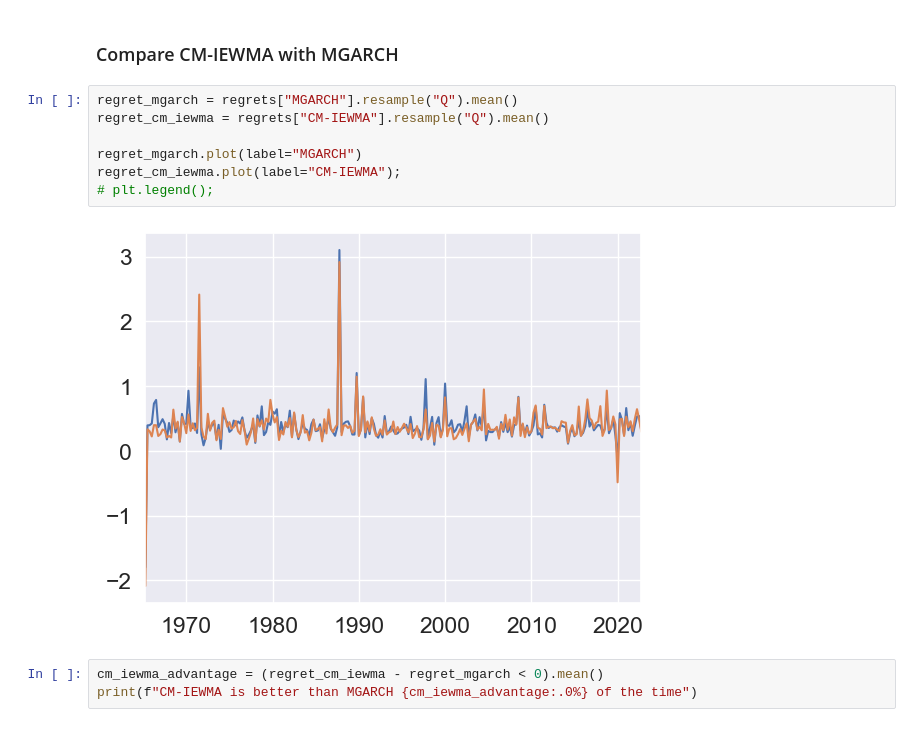
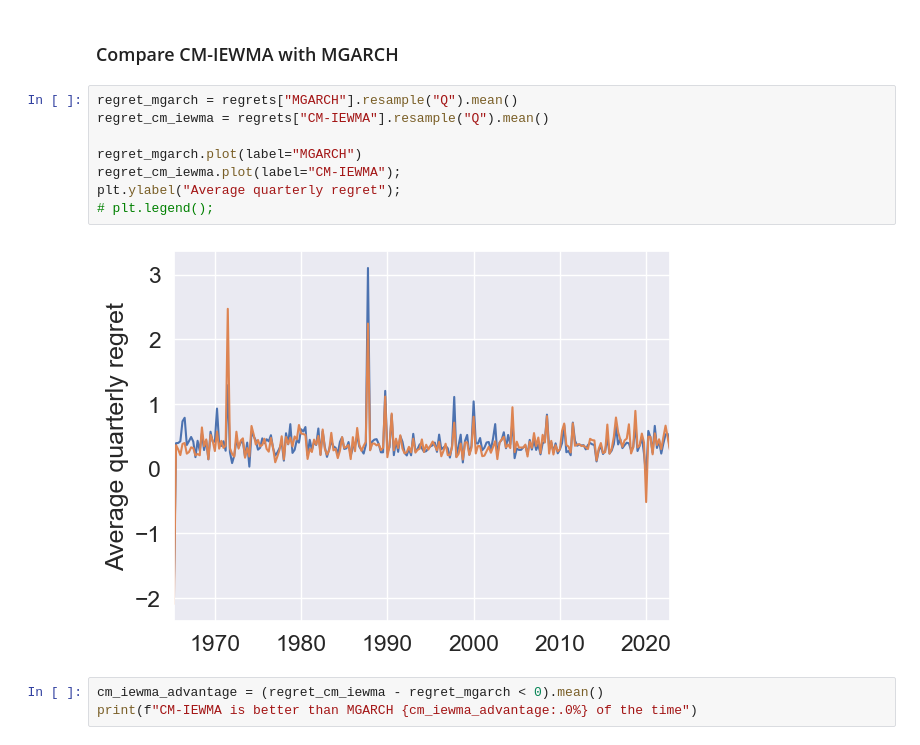
Before and after one commit to cvxgrp/cov_pred_finance, a Jupyter notebook: experiments/notebooks/factor_portfolios.ipynb, the cells around one changed output. Cells and saved outputs as stored; diff of their text form.

```diff
--- a/experiments/notebooks/factor_portfolios.ipynb
+++ b/experiments/notebooks/factor_portfolios.ipynb
@@ -164,12 +167,13 @@ plt.ylim(-0.5,10);
 # %%
 regret_mgarch = regrets["MGARCH"].resample("Q").mean()
 regret_cm_iewma = regrets["CM-IEWMA"].resample("Q").mean()
 
 regret_mgarch.plot(label="MGARCH")
 regret_cm_iewma.plot(label="CM-IEWMA");
+plt.ylabel("Average quarterly regret");
 # plt.legend();
 # %% [output]
-[figure, old version]
+[figure, new version]
 # %%
 cm_iewma_advantage = (regret_cm_iewma - regret_mgarch < 0).mean()
 print(f"CM-IEWMA is better than MGARCH {cm_iewma_advantage:.0%} of the time")
```
Also changed, not shown: parts of 9 cells of this notebook, 1 other file.
